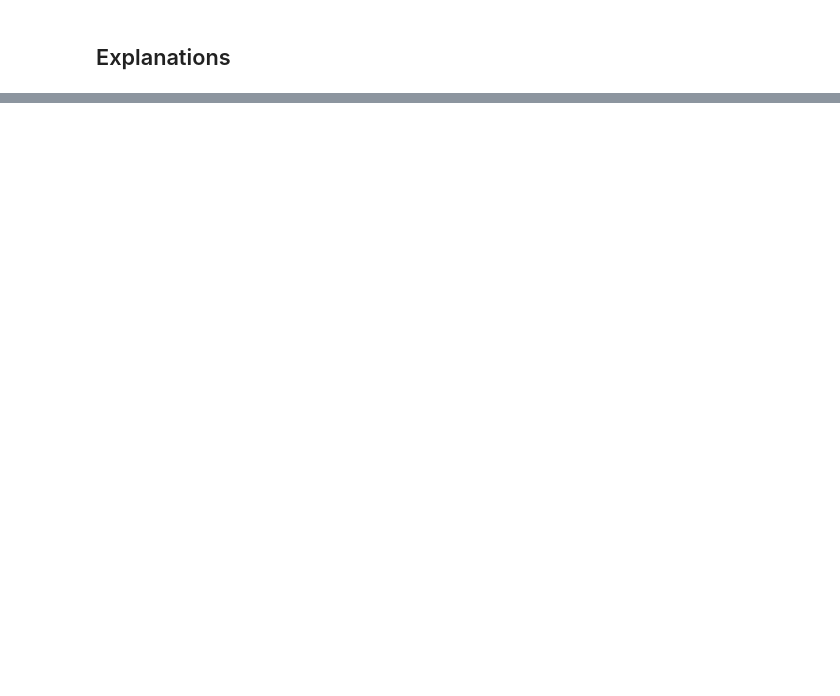
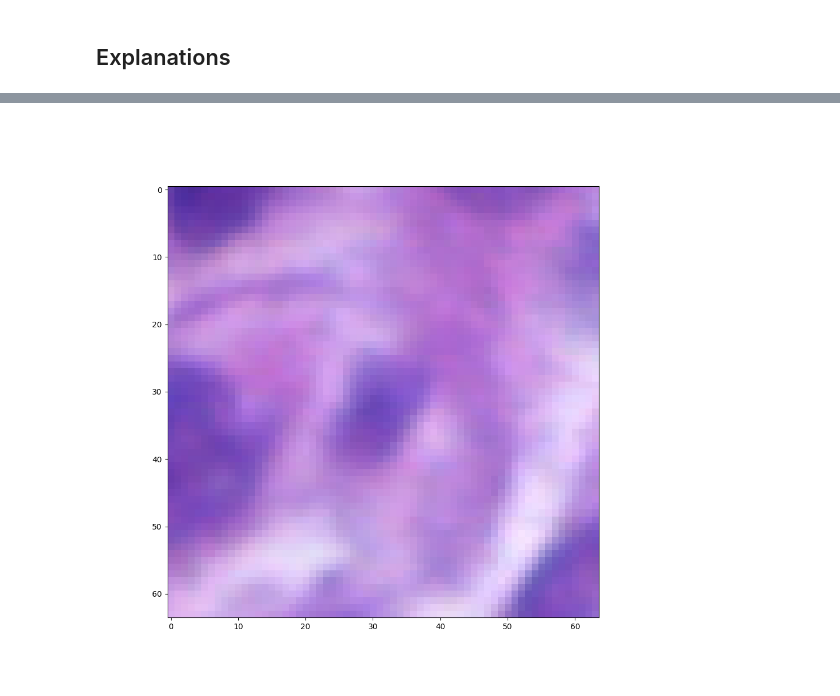
Before and after one commit to A-F-V/XAI-Cancer-Diagnosis, a Jupyter notebook: notebooks/explainability/graph_visualizations.ipynb, the cells around one changed output, grey strips where cells are left out. Cells and saved outputs as stored; diff of their text form; code cells hidden in the pictures; blank space fills up the shorter version.

```diff
--- a/notebooks/explainability/graph_visualizations.ipynb
+++ b/notebooks/explainability/graph_visualizations.ipynb
@@ -148,0 +136,4 @@ torch.Size([3, 1408, 1920])
+# %%
+plot_crop((X[i]))
+# %% [output]
+[figure, added]
```
Also changed, not shown: parts of 7 cells of this notebook.
